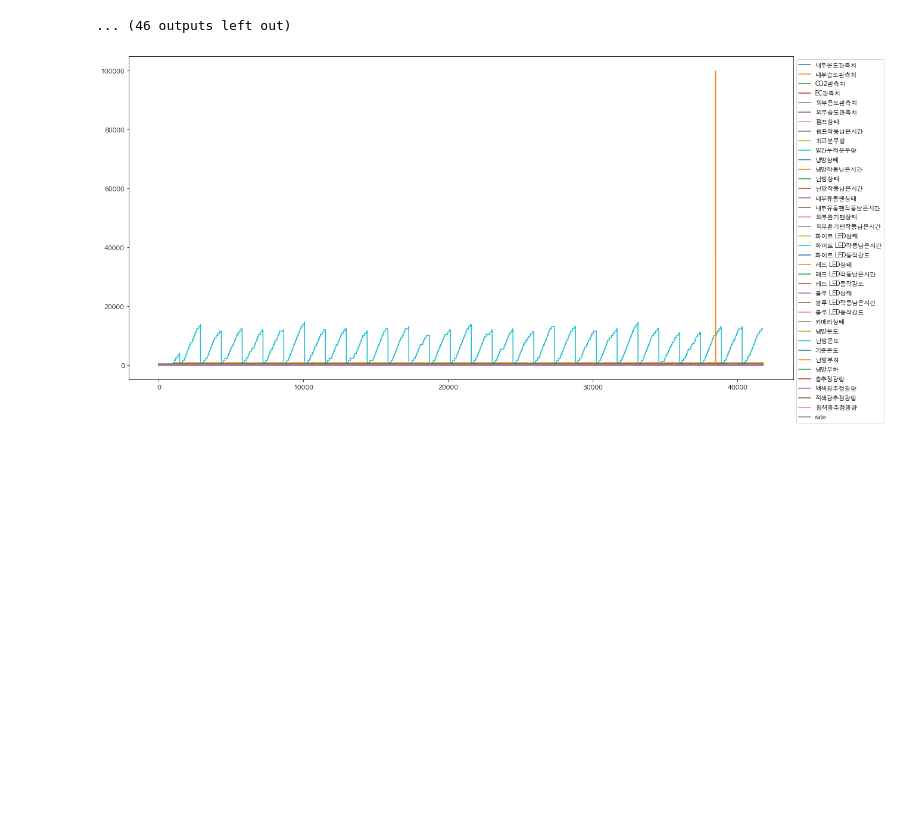
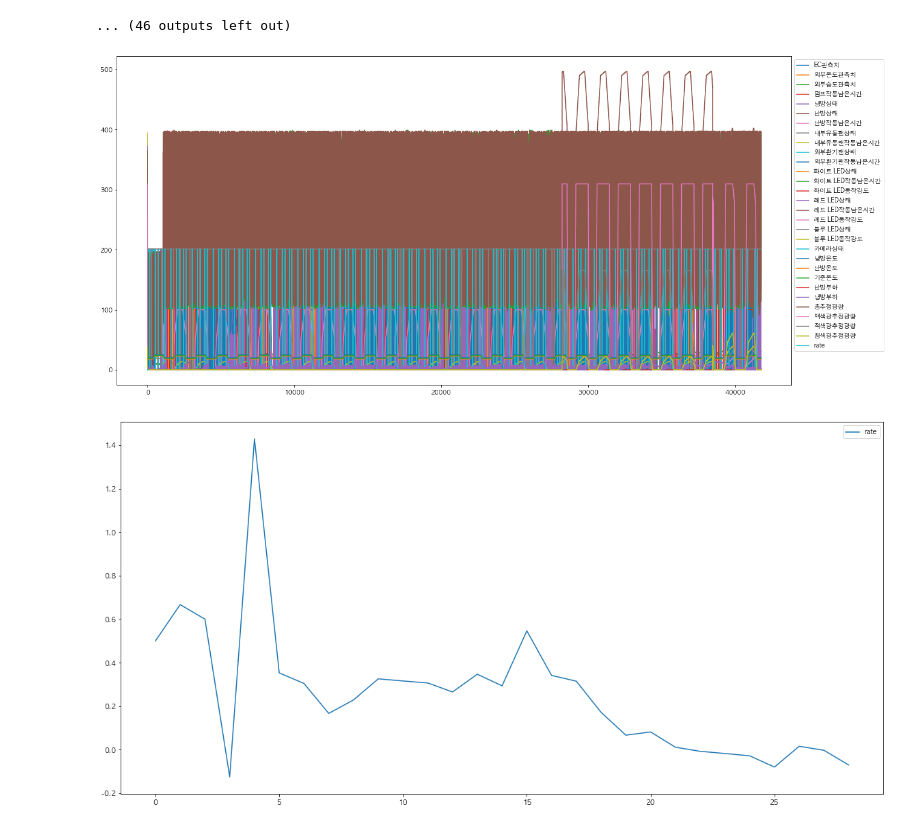
Before and after one commit to StevenHeo/ML-Competitions, a Jupyter notebook: Dacon/PakChoiGrowth/packchoid_growth_EDA.ipynb, the cells around one changed output. Cells and saved outputs as stored; diff of their text form; code cells hidden in the pictures; blank space fills up the shorter version.

```diff
--- a/Dacon/PakChoiGrowth/packchoid_growth_EDA.ipynb
+++ b/Dacon/PakChoiGrowth/packchoid_growth_EDA.ipynb
@@ -42,3 +42,13 @@ max       27.500000     85.699997    987.000000      0.925678     26.600000
 청색광추정광량          0
 dtype: int64
 Int64Index([], dtype='int64')
+# %%
+train_target_df_list = []
+for path in train_target_csv_paths:
+    print(">>", path)
+    input_df = pd.read_csv(path)
+    train_target_df_list.append(input_df)
+
+    print(input_df.describe())
+    print(input_df.isnull().sum())
+    print(input_df.loc[pd.isna(input_df).any(1), :].index)
@@ -61,15 +89,18 @@ for df in train_target_df_list:
 ... (46 outputs left out)
 # %%
 index = 0
-#.drop(['내부습도관측치', '일간누적분무량', '냉방부하', '레드 LED상태'], axis =1)
-input_df = train_input_df_list[index]
+
+input_df = train_input_df_list[index].drop(['CO2관측치', '일간누적분무량', '냉방작동남은시간', '최근분무량', '내부습도관측치', '펌프상태', '내부온도관측치', '블루 LED작동남은시간'], axis =1)
 target_df = train_target_df_list[index]
 
 ax = input_df.plot()
 target_df.plot(ax = ax)
-
 plt.rcParams["figure.figsize"] = [20, 10]
 plt.legend(bbox_to_anchor=(1.0, 1.0))
 plt.show()
+
+target_df.plot()
+plt.show()
 # %% [output]
-[figure, old version]
+[figure, new version]
+[figure, added]
```
Also changed, not shown: parts of 2 cells of this notebook, 1 other file.
